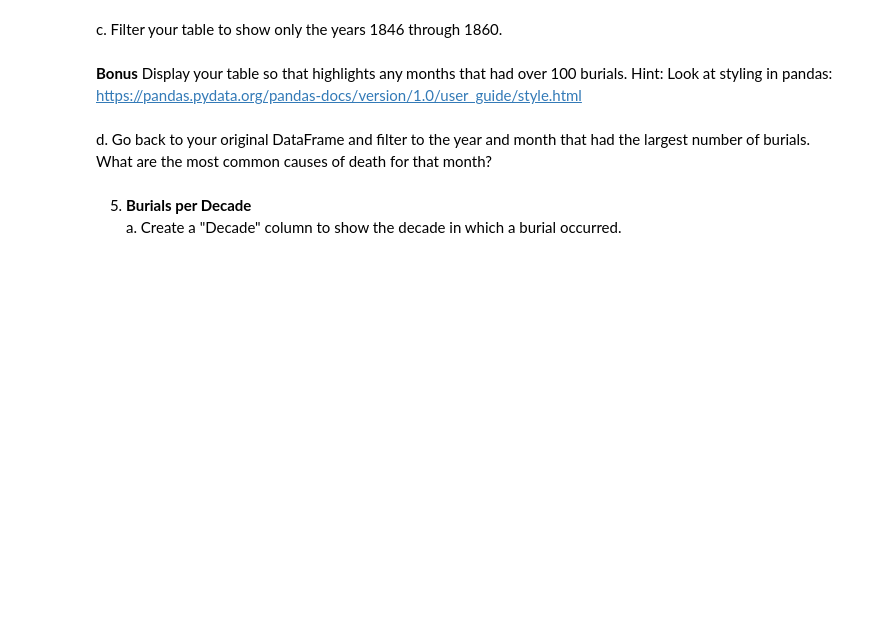
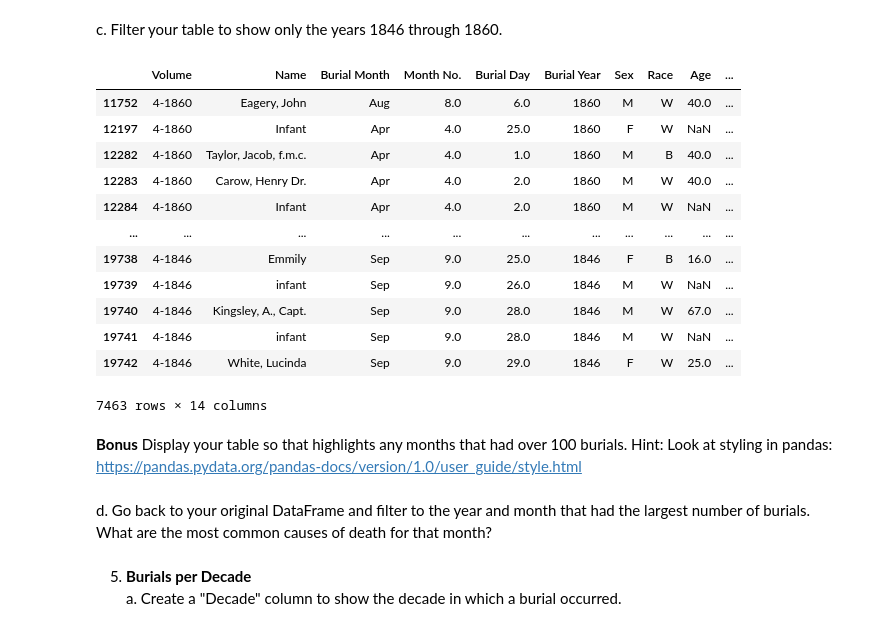
Before and after one commit to NSS-Data-Analytics-Cohort-10/advanced-pandas-BrandyLarramore, a Jupyter notebook: notebooks/advanced_pandas_notebook.ipynb, the cells around one changed output. Saved outputs shown, nothing was run; the diff lists cells and outputs as text; code cells hidden in the pictures; blank space fills up the shorter version.

```diff
--- a/notebooks/advanced_pandas_notebook.ipynb
+++ b/notebooks/advanced_pandas_notebook.ipynb
@@ -114,2 +138,6 @@ ValueError: Could not interpret value `count` for parameter `y`
 # %% [markdown]
 b. After creating this summary table, make sure that the year labels are integers (no decimal part) and that the columns are sorted correctly.
+# %%
+cc_df['Burial Year'] = cc_df['Burial Year'].fillna(0) #filling in nulls?
+cc_df['Burial Year'] = cc_df['Burial Year'].astype(int) #google says this error code is because there are nulls. Will skip and come back to fix it if I have more time.
+cc_df.info()
@@ -116,5 +162,22 @@ b. After creating this summary table, make sure that the year labels are integer
 # %% [markdown]
 c. Filter your table to show only the years 1846 through 1860.
+# %%
+subset_years = cc_df[(cc_df['Burial Year'] >= 1846) & (cc_df['Burial Year'] <= 1860)]
+subset_years
+# %% [output]
+|  | Volume | Name | Burial Month | Month No. | Burial Day | Burial Year | Sex | Race | Age | ... |
+| 11752 | 4-1860 | Eagery, John | Aug | 8.0 | 6.0 | 1860 | M | W | 40.0 | ... |
+| 12197 | 4-1860 | Infant | Apr | 4.0 | 25.0 | 1860 | F | W | NaN | ... |
+| 12282 | 4-1860 | Taylor, Jacob, f.m.c. | Apr | 4.0 | 1.0 | 1860 | M | B | 40.0 | ... |
+| 12283 | 4-1860 | Carow, Henry Dr. | Apr | 4.0 | 2.0 | 1860 | M | W | 40.0 | ... |
+| 12284 | 4-1860 | Infant | Apr | 4.0 | 2.0 | 1860 | M | W | NaN | ... |
+| ... | ... | ... | ... | ... | ... | ... | ... | ... | ... | ... |
+| 19738 | 4-1846 | Emmily | Sep | 9.0 | 25.0 | 1846 | F | B | 16.0 | ... |
+| 19739 | 4-1846 | infant | Sep | 9.0 | 26.0 | 1846 | M | W | NaN | ... |
+| 19740 | 4-1846 | Kingsley, A., Capt. | Sep | 9.0 | 28.0 | 1846 | M | W | 67.0 | ... |
+| 19741 | 4-1846 | infant | Sep | 9.0 | 28.0 | 1846 | M | W | NaN | ... |
+| 19742 | 4-1846 | White, Lucinda | Sep | 9.0 | 29.0 | 1846 | F | W | 25.0 | ... |
+7463 rows × 14 columns
 # %% [markdown]
 **Bonus** Display your table so that highlights any months that had over 100 burials. Hint: Look at styling in pandas: https://pandas.pydata.org/pandas-docs/version/1.0/user_guide/style.html
 # %% [markdown]
```
Also changed, not shown: parts of 8 cells of this notebook.
